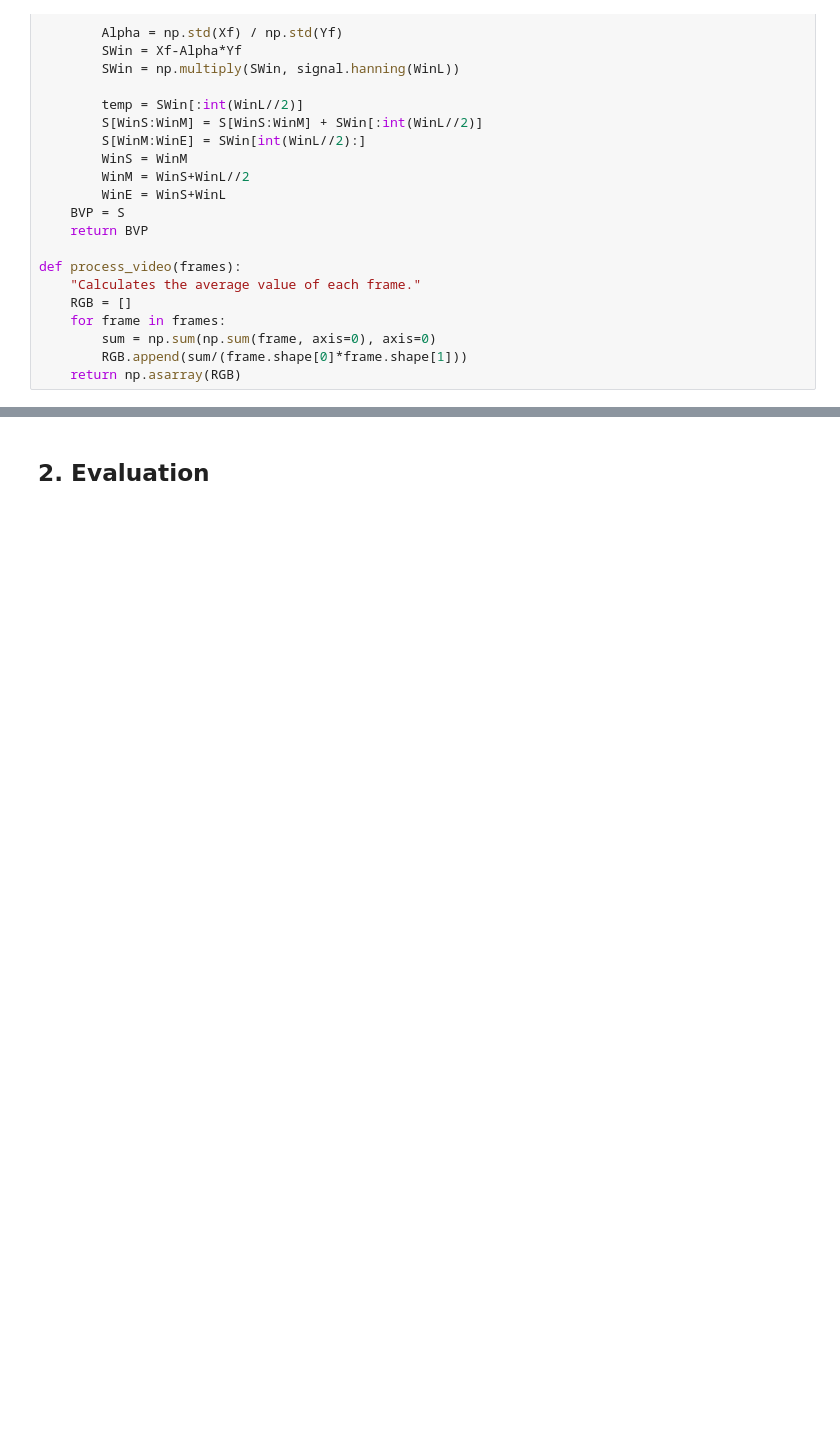
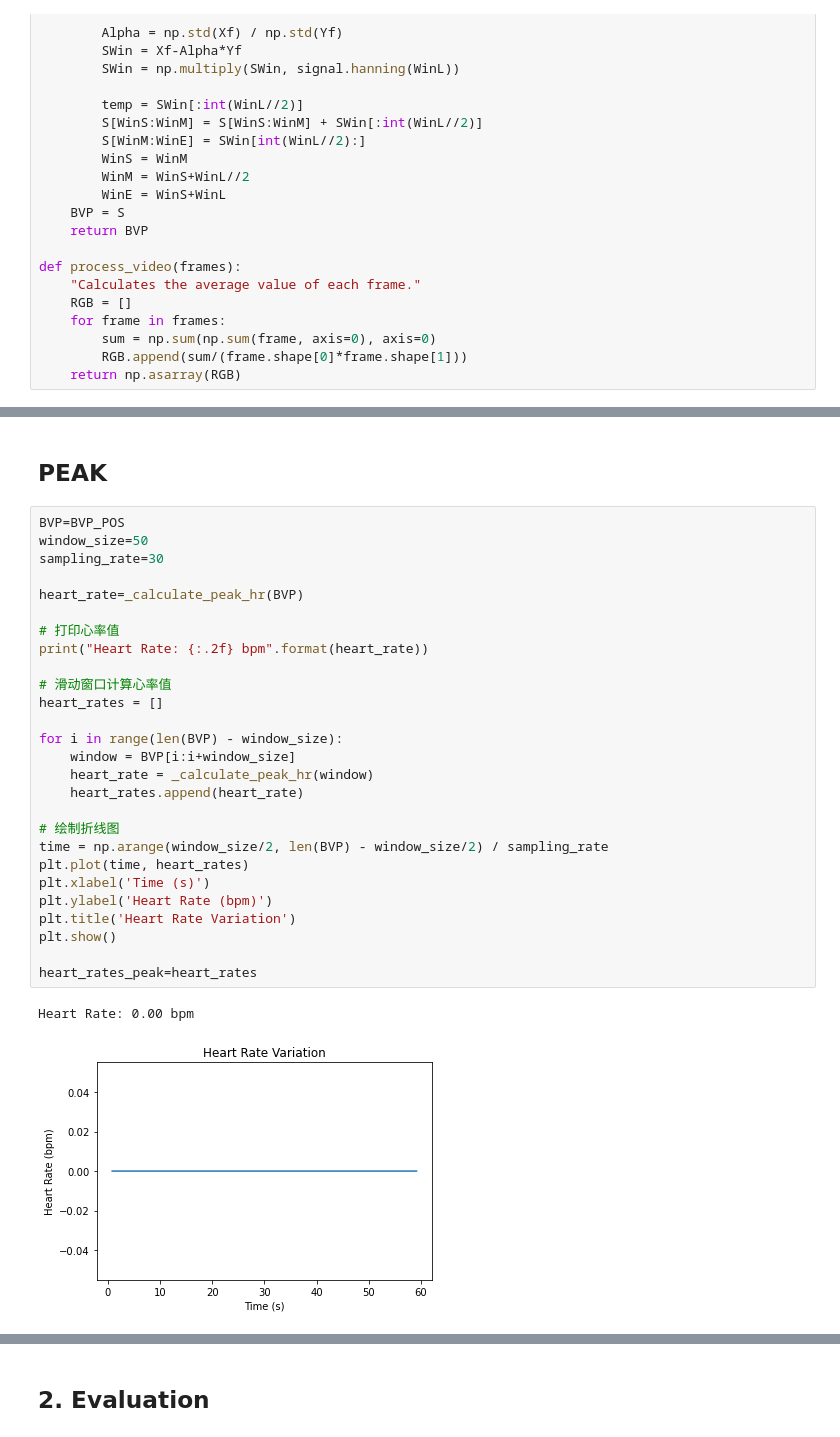
Before and after one commit to HKU-COMP7310-HeartRateDetection/rpgg, a Jupyter notebook: test.ipynb, the cells around one changed output, grey strips where cells are left out. Cells and saved outputs as stored; diff of their text form; blank space fills up the shorter version.

```diff
--- a/test.ipynb
+++ b/test.ipynb
@@ -193,0 +221,32 @@ plt.show()
+# %% [markdown]
+## PEAK
+# %%
+BVP=BVP_POS
+window_size=50
+sampling_rate=30
+
+heart_rate=_calculate_peak_hr(BVP)
+
+# 打印心率值
+print("Heart Rate: {:.2f} bpm".format(heart_rate))
+
+# 滑动窗口计算心率值
+heart_rates = []
+
+for i in range(len(BVP) - window_size):
+    window = BVP[i:i+window_size]
+    heart_rate = _calculate_peak_hr(window)
+    heart_rates.append(heart_rate)
+
+# 绘制折线图
+time = np.arange(window_size/2, len(BVP) - window_size/2) / sampling_rate
+plt.plot(time, heart_rates)
+plt.xlabel('Time (s)')
+plt.ylabel('Heart Rate (bpm)')
+plt.title('Heart Rate Variation')
+plt.show()
+
+heart_rates_peak=heart_rates
+# %% [output]
+Heart Rate: 0.00 bpm
+[figure, added]
```
Also changed, not shown: parts of 20 cells of this notebook.
